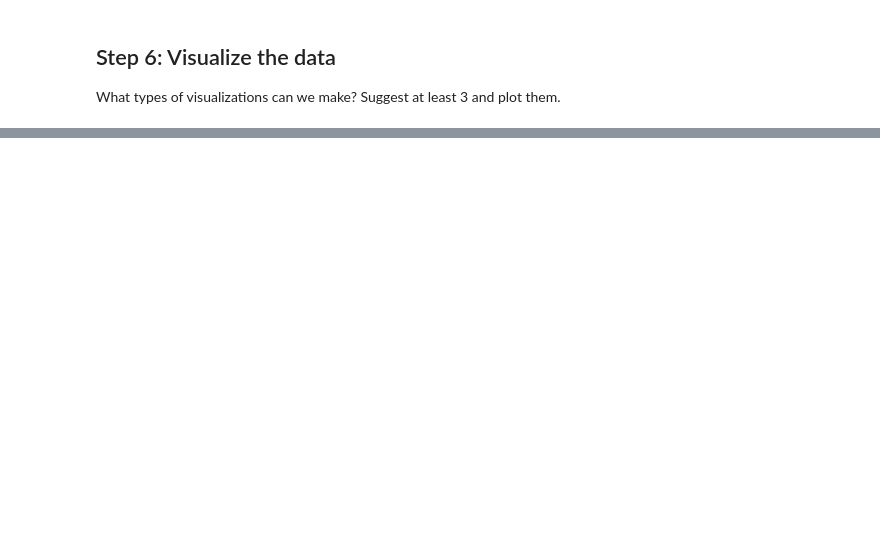
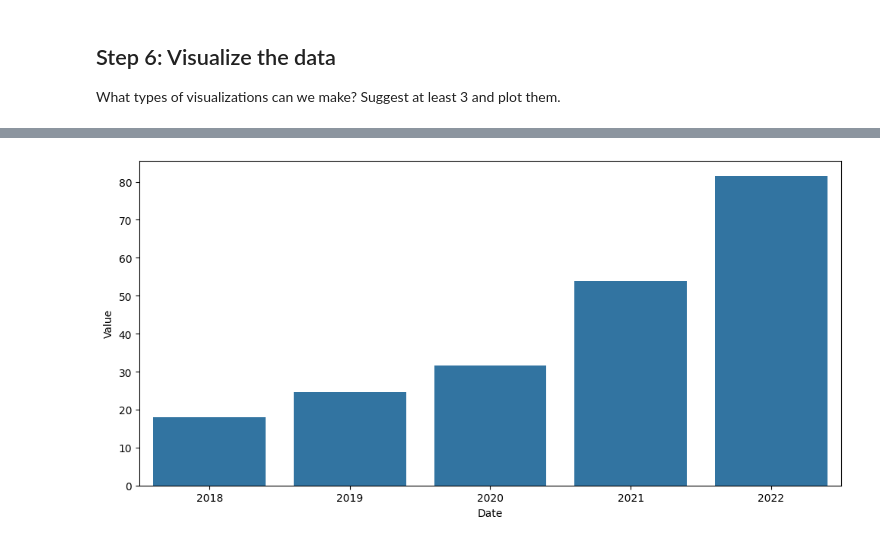
Before and after one commit to rodri-iot/web-scraping-project-tutorial, a Jupyter notebook: src/web_scraping.ipynb, the cells around one changed output, grey strips where cells are left out. Saved outputs shown, nothing was run; the diff lists cells and outputs as text; code cells hidden in the pictures; blank space fills up the shorter version.

```diff
--- a/src/web_scraping.ipynb
+++ b/src/web_scraping.ipynb
@@ -226,0 +252,12 @@ What types of visualizations can we make? Suggest at least 3 and plot them.
+# %%
+fig, axis = plt.subplots(figsize = (10, 5))
+
+clean_df["Date"] = pd.to_datetime(clean_df["Date"])
+tesla_revenue_yearly = clean_df.groupby(clean_df["Date"].dt.year)["Value"].sum().reset_index()
+sns.barplot(data = tesla_revenue_yearly[tesla_revenue_yearly["Date"] < 2023], x= "Date", y= "Value")
+
+plt.tight_layout()
+
+plt.show()
+# %% [output]
+[figure, added]
```
Also changed, not shown: parts of 5 cells of this notebook.
